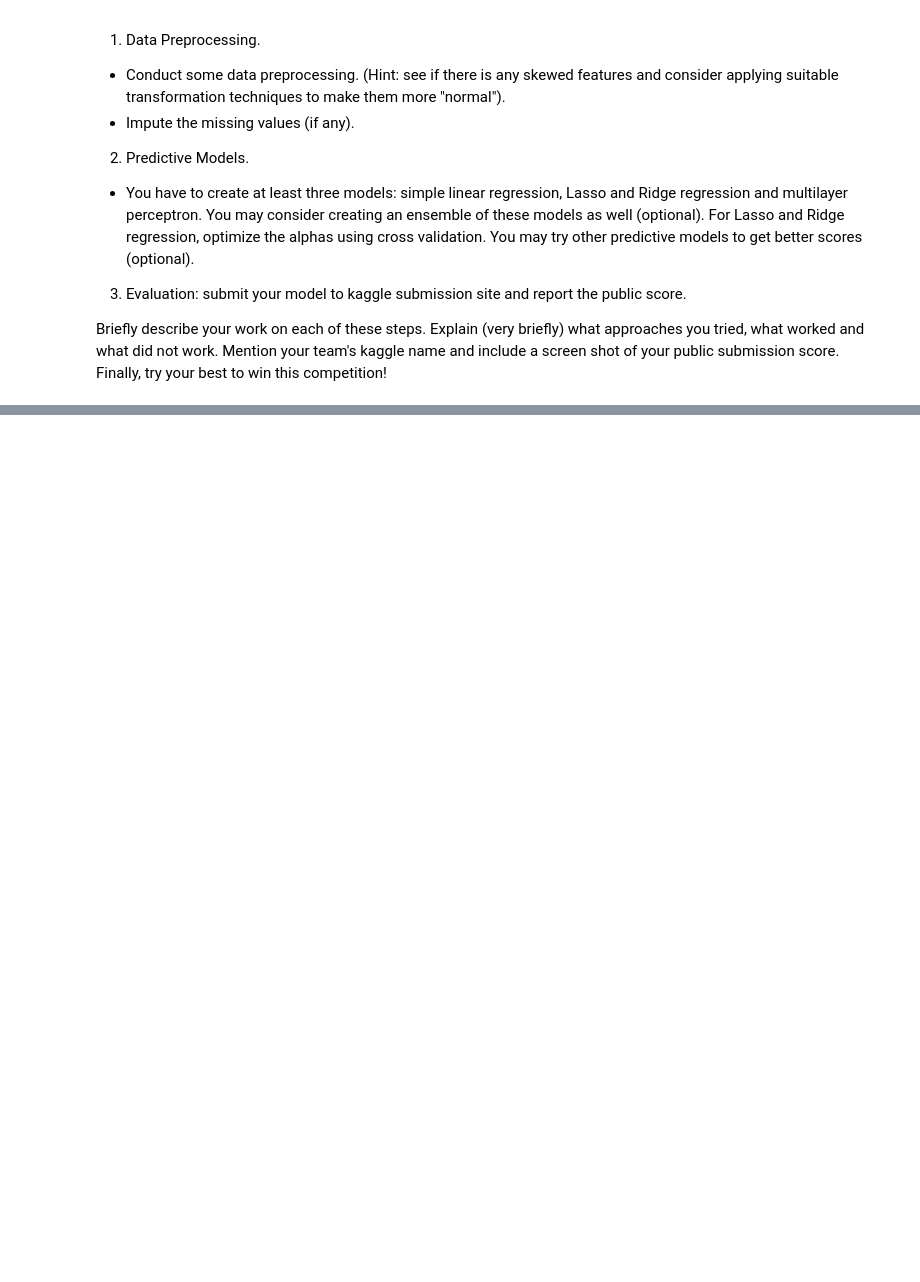
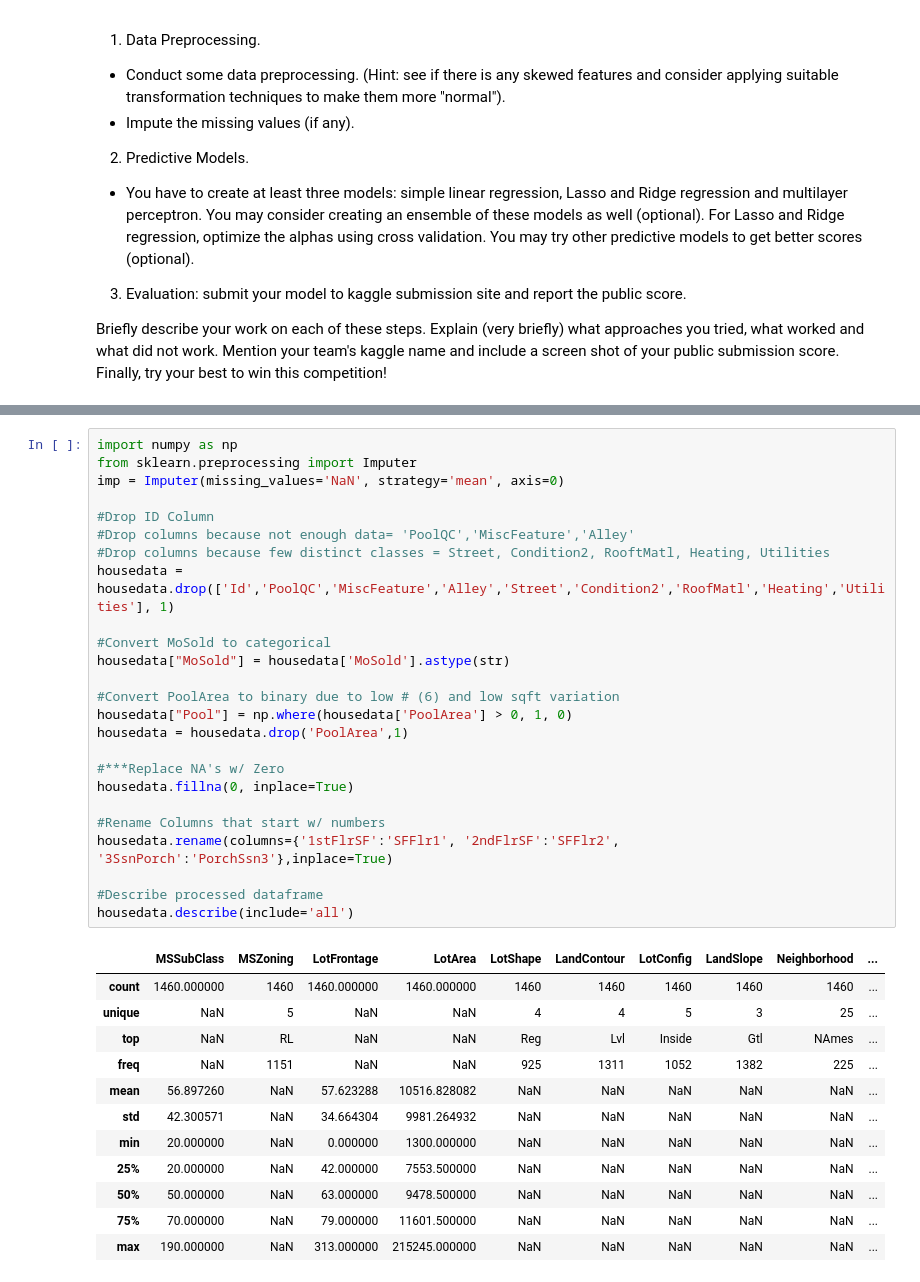
Before and after one commit to brbeckelman/Advanced-Predictive-Modeling-Class, a Jupyter notebook: HW3/HW3-apm382.ipynb, the cells around one changed output, grey strips where cells are left out. Drawn from its saved outputs; the diff is of its cells as text; blank space fills up the shorter version.

```diff
--- a/HW3/HW3-apm382.ipynb
+++ b/HW3/HW3-apm382.ipynb
@@ -636,0 +657,38 @@ Briefly describe your work on each of these steps. Explain (very briefly) what a
+# %%
+import numpy as np
+from sklearn.preprocessing import Imputer
+imp = Imputer(missing_values='NaN', strategy='mean', axis=0)
+
+#Drop ID Column
+#Drop columns because not enough data= 'PoolQC','MiscFeature','Alley'
+#Drop columns because few distinct classes = Street, Condition2, RooftMatl, Heating, Utilities
+housedata = housedata.drop(['Id','PoolQC','MiscFeature','Alley','Street','Condition2','RoofMatl','Heating','Utilities'], 1)
+
+#Convert MoSold to categorical
+housedata["MoSold"] = housedata['MoSold'].astype(str)
+
+#Convert PoolArea to binary due to low # (6) and low sqft variation
+housedata["Pool"] = np.where(housedata['PoolArea'] > 0, 1, 0)
+housedata = housedata.drop('PoolArea',1)
+
+#***Replace NA's w/ Zero
+housedata.fillna(0, inplace=True)
+
+#Rename Columns that start w/ numbers
+housedata.rename(columns={'1stFlrSF':'SFFlr1', '2ndFlrSF':'SFFlr2', '3SsnPorch':'PorchSsn3'},inplace=True)
+
+#Describe processed dataframe
+housedata.describe(include='all')
+# %% [output]
+|  | MSSubClass | MSZoning | LotFrontage | LotArea | LotShape | LandContour | LotConfig | LandSlope | Neighborhood | ... |
+| count | 1460.000000 | 1460 | 1460.000000 | 1460.000000 | 1460 | 1460 | 1460 | 1460 | 1460 | ... |
+| unique | NaN | 5 | NaN | NaN | 4 | 4 | 5 | 3 | 25 | ... |
+| top | NaN | RL | NaN | NaN | Reg | Lvl | Inside | Gtl | NAmes | ... |
+| freq | NaN | 1151 | NaN | NaN | 925 | 1311 | 1052 | 1382 | 225 | ... |
+| mean | 56.897260 | NaN | 57.623288 | 10516.828082 | NaN | NaN | NaN | NaN | NaN | ... |
+| std | 42.300571 | NaN | 34.664304 | 9981.264932 | NaN | NaN | NaN | NaN | NaN | ... |
+| min | 20.000000 | NaN | 0.000000 | 1300.000000 | NaN | NaN | NaN | NaN | NaN | ... |
+| 25% | 20.000000 | NaN | 42.000000 | 7553.500000 | NaN | NaN | NaN | NaN | NaN | ... |
+| 50% | 50.000000 | NaN | 63.000000 | 9478.500000 | NaN | NaN | NaN | NaN | NaN | ... |
+| 75% | 70.000000 | NaN | 79.000000 | 11601.500000 | NaN | NaN | NaN | NaN | NaN | ... |
+| max | 190.000000 | NaN | 313.000000 | 215245.000000 | NaN | NaN | NaN | NaN | NaN | ... |
```
Also changed, not shown: parts of 7 cells of this notebook, 1 other file.
